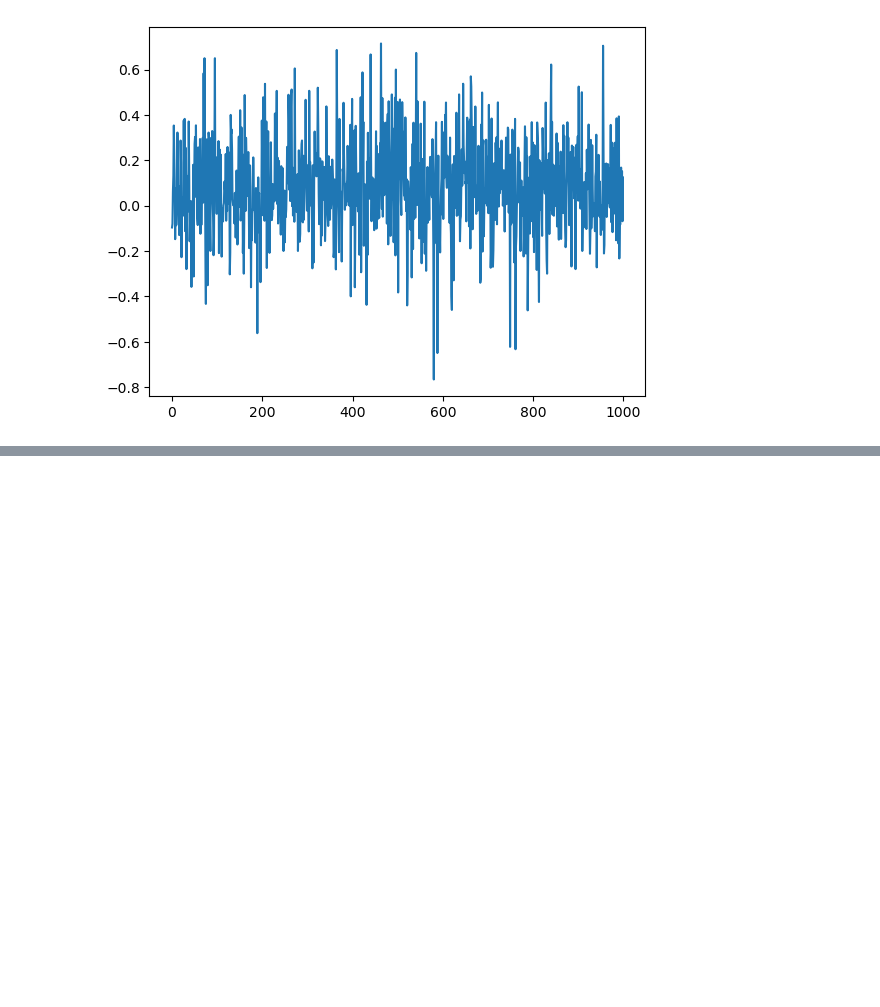
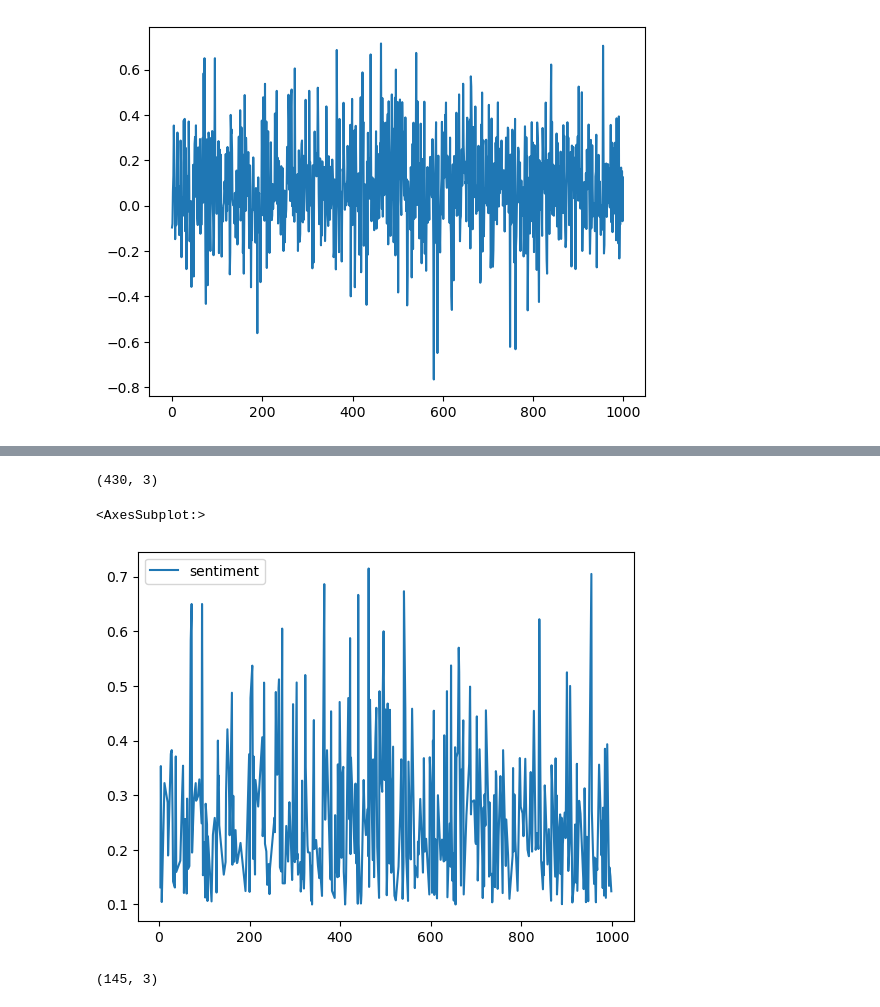
Before and after one commit to kintan-pitaloka/BritishAirways-PredictingCustomerBehaviours, a Jupyter notebook: BA_WebScraping_and_Analysis.ipynb, the cells around one changed output, grey strips where cells are left out. Saved outputs shown, nothing was run; the diff lists cells and outputs as text; code cells hidden in the pictures; blank space fills up the shorter version.

Commit message:
separate the sentiment columns
- separate the column sentiment
- create 3 categories (positive, neutral, negative)
- and makes the plot too

```diff
--- a/BA_WebScraping_and_Analysis.ipynb
+++ b/BA_WebScraping_and_Analysis.ipynb
@@ -295,0 +320,4 @@ data2['sentiment'].plot()
+# %%
+# Flatten the list of words
+data2['noun_phrases'] = data2['noun_phrases'].apply(lambda x: [word.lower() for word in x])
+data2['noun_phrases'] = data2['noun_phrases'].apply(lambda x: " ".join(x))
@@ -295,0 +346,4 @@ data2['sentiment'].plot()
+# %%
+sentiment_positive = data2[data2['sentiment']>= 0.1]
+sentiment_netral = data2[data2['sentiment']== 0]
+sentiment_negative = data2[data2['sentiment']<=-0.1]
@@ -295,0 +377,13 @@ data2['sentiment'].plot()
+# %%
+sentiment_positive.shape
+# %% [output]
+(430, 3)
+# %%
+sentiment_positive.plot()
+# %% [output]
+<AxesSubplot:>
+[figure, added]
+# %%
+sentiment_negative.shape
+# %% [output]
+(145, 3)
```
Also changed, not shown: parts of 10 cells of this notebook.
